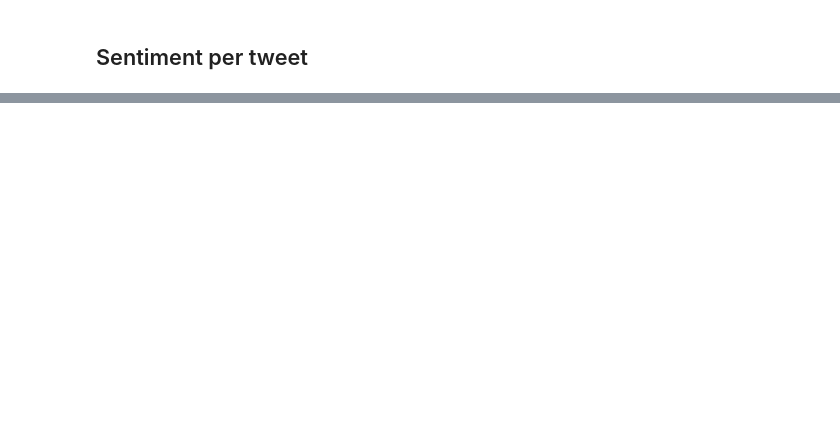
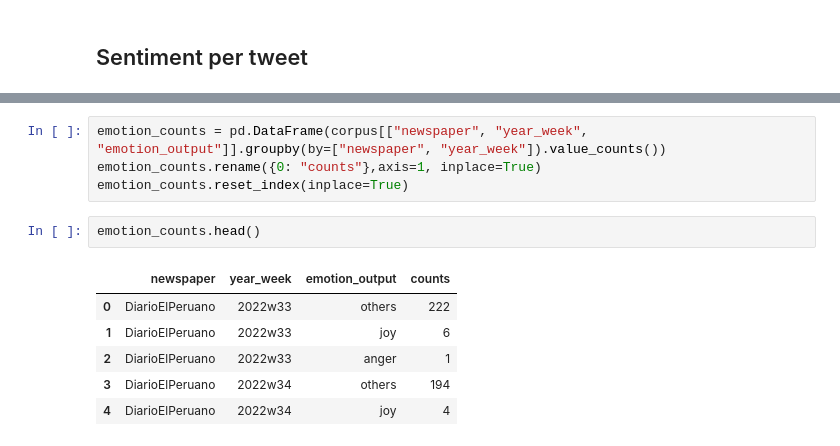
Before and after one commit to drearondov/NLP-newspapersAnalysis, a Jupyter notebook: notebooks/0.3-aerv-sentiment-analysis.ipynb, the cells around one changed output, grey strips where cells are left out. Cells and saved outputs as stored; diff of their text form; blank space fills up the shorter version.

```diff
--- a/notebooks/0.3-aerv-sentiment-analysis.ipynb
+++ b/notebooks/0.3-aerv-sentiment-analysis.ipynb
@@ -309,0 +181,13 @@ for newspaper in set(numerical_corr.index.get_level_values(0)):
+# %%
+emotion_counts = pd.DataFrame(corpus[["newspaper", "year_week", "emotion_output"]].groupby(by=["newspaper", "year_week"]).value_counts())
+emotion_counts.rename({0: "counts"},axis=1, inplace=True)
+emotion_counts.reset_index(inplace=True)
+# %%
+emotion_counts.head()
+# %% [output]
+|  | newspaper | year_week | emotion_output | counts |
+| 0 | DiarioElPeruano | 2022w33 | others | 222 |
+| 1 | DiarioElPeruano | 2022w33 | joy | 6 |
+| 2 | DiarioElPeruano | 2022w33 | anger | 1 |
+| 3 | DiarioElPeruano | 2022w34 | others | 194 |
+| 4 | DiarioElPeruano | 2022w34 | joy | 4 |
```
Also changed, not shown: parts of 68 cells of this notebook, 10 other files.
